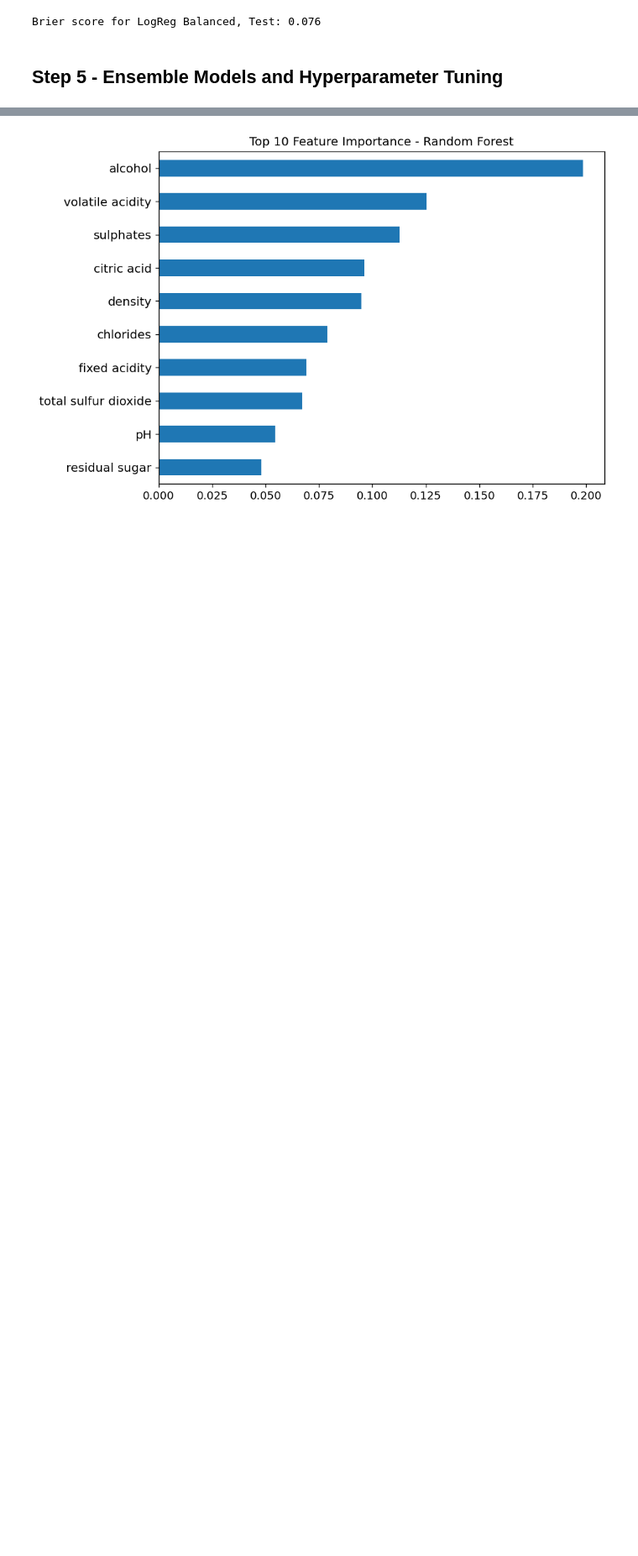
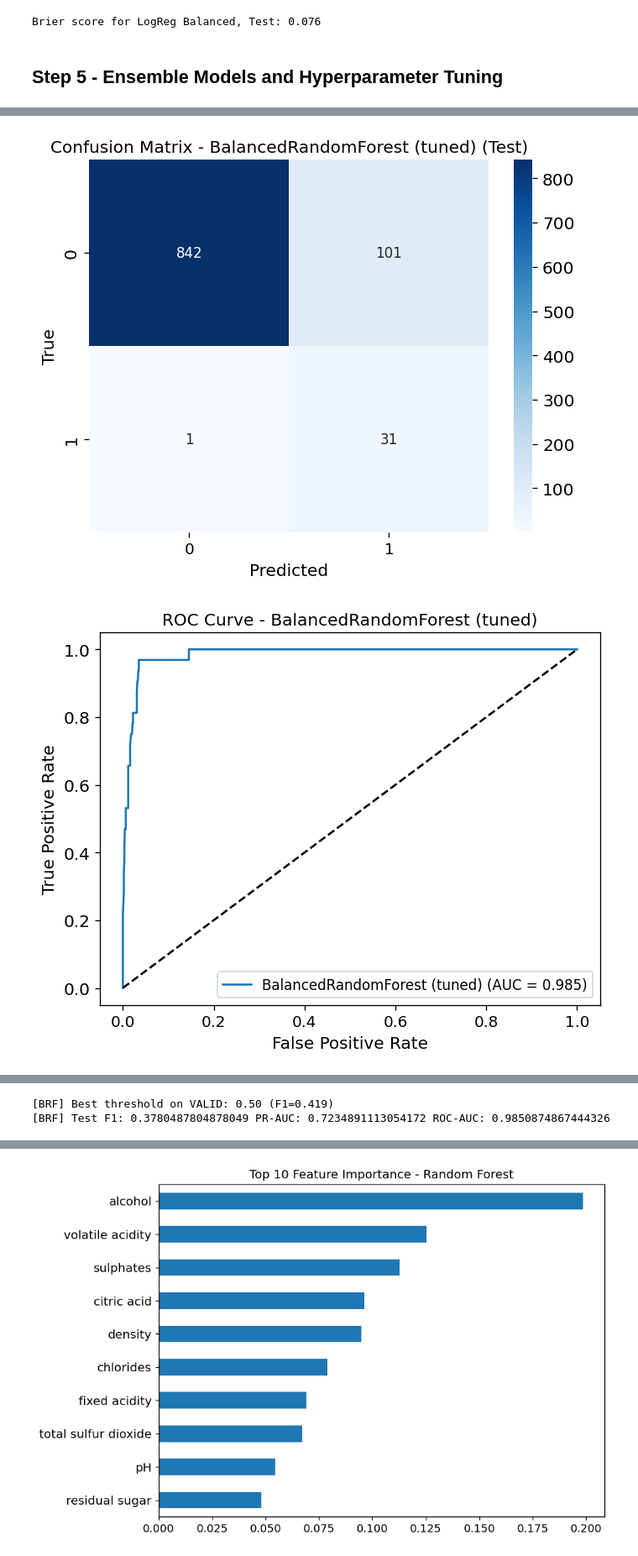
Before and after one commit to andymeneguzzo/Wine-Sommelier-ML, a Jupyter notebook: notebook/experiments.ipynb, the cells around one changed output, grey strips where cells are left out. Shown at 84% size. Drawn from its saved outputs; the diff is of its cells as text; code cells hidden in the pictures; blank space fills up the shorter version.

```diff
--- a/notebook/experiments.ipynb
+++ b/notebook/experiments.ipynb
@@ -571,15 +571,28 @@ Best threshold for F1: 0.883, F1=0.588
 # %%
 # Here I try also another approach, to hit a better mark for PR-AUC score
 # I'll use F2 score and tune the threshold based on that
+# I'll focus on Gradient Boosting model, in Step 5 we find out it's the best performing one
 
-from sklearn.metrics import fbeta_score
+from sklearn.metrics import fbeta_score, average_precision_score
+
+# Prediction on validation with GB
+y_val_scores = best_gb.predict_proba(X_valid_imp)[:,1]
 
 best_f2, best_thr = 0, 0
 for t in np.linspace(0.05, 0.5, 50):
-    preds = (y_scores >= t).astype(int)
+    preds = (y_val_scores >= t).astype(int)
     score = fbeta_score(y_valid, preds, beta=2)
     if score > best_f2:
         best_f2, best_thr = score, t
 
-print(f"Best thr for F2: {best_thr:.2f}, F2={best_f2:.3f}")
+print(f"[Gradient Boosting] Best thr for F2: {best_thr:.2f}, F2={best_f2:.3f}")
+
+# Now I apply to Test
+y_test_scores = best_gb.predict_proba(X_test_imp)[:,1]
+y_test_pred_thr = (y_test_scores >= best_thr).astype(int)
+
+print(f"[Gradient Boosting] Test Precision: {precision_score(y_test, y_test_pred_thr)}")
+print(f"[Gradient Boosting] Test Recall: {recall_score(y_test, y_test_pred_thr)}")
+print(f"[Gradient Boosting] Test F1: {f1_score(y_test, y_test_pred_thr)}")
+print(f"[Gradient Boosting] Test PR-AUC: {average_precision_score(y_test, y_test_scores)}")
 # %% [output]
@@ -651,3 +668,48 @@ Fitting 3 folds for each of 15 candidates, totalling 45 fits
 [figure]
 [figure]
 [figure]
+# %%
+# Let's try a Balanced Random Forest here, to get a better F1 score
+from imblearn.ensemble import BalancedRandomForestClassifier
+from sklearn.model_selection import RandomizedSearchCV
+
+brf = BalancedRandomForestClassifier(random_state=SEED, n_jobs=-1)
+
+brf_params = {
+    "n_estimators": [300, 500, 800],
+    "max_depth": [None, 5, 10, 20],
+    "min_samples_split": [2, 5, 10],
+    "min_samples_leaf": [1, 2, 4],
+    "bootstrap": [True, False]
+}
+
+brf_search = RandomizedSearchCV(
+    brf, brf_params, n_iter=15, cv=3, scoring="average_precision",  # PR-AUC
+    random_state=SEED, n_jobs=-1, verbose=2
+)
+brf_search.fit(X_train_imp, y_train)
+best_brf = brf_search.best_estimator_
+
+results = evaluate_model("BalancedRandomForest (tuned)", best_brf, X_valid_imp, y_valid, X_test_imp, y_test, results)
+
+# Little threshold tuning to maximize F1 and F2
+from sklearn.metrics import f1_score
+import numpy as np
+y_val_scores = best_brf.predict_proba(X_valid_imp)[:,1]
+ths = np.linspace(0.05, 0.5, 50)
+best_f1, best_thr = 0, 0.5
+for t in ths:
+    f1 = f1_score(y_valid, (y_val_scores >= t).astype(int))
+    if f1 > best_f1:
+        best_f1, best_thr = f1, t
+print(f"[BRF] Best threshold on VALID: {best_thr:.2f} (F1={best_f1:.3f})")
+
+# apply to test
+y_test_scores = best_brf.predict_proba(X_test_imp)[:,1]
+y_test_pred_thr = (y_test_scores >= best_thr).astype(int)
+from sklearn.metrics import f1_score, average_precision_score, roc_auc_score
+
+print("[BRF] Test F1:", f1_score(y_test, y_test_pred_thr),
+      "PR-AUC:", average_precision_score(y_test, y_test_scores),
+      "ROC-AUC:", roc_auc_score(y_test, y_test_scores))
+# %% [output]
@@ -653,0 +733,2 @@ Fitting 3 folds for each of 15 candidates, totalling 45 fits
+[figure, added]
+[figure, added]
@@ -654,3 +736,5 @@ Fitting 3 folds for each of 15 candidates, totalling 45 fits
+[BRF] Best threshold on VALID: 0.50 (F1=0.419)
+[BRF] Test F1: 0.3780487804878049 PR-AUC: 0.7234891113054172 ROC-AUC: 0.9850874867444326
 # %%
 # Gradient Boosting and XGBoost
 from xgboost import XGBClassifier
```
Also changed, not shown: parts of 6 cells of this notebook, 1 other file.
